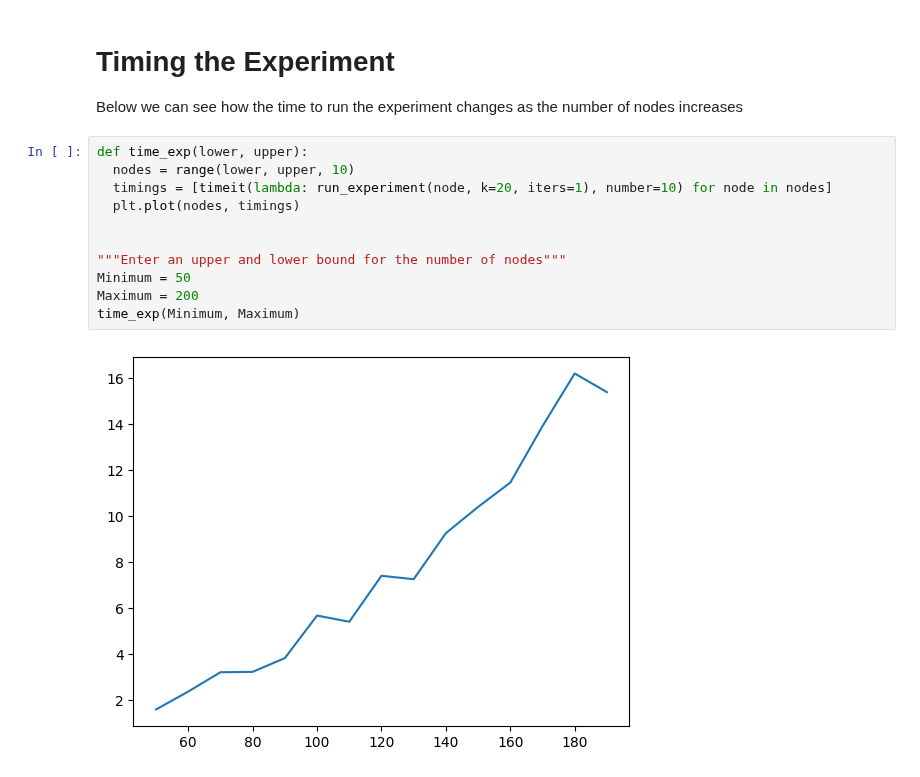
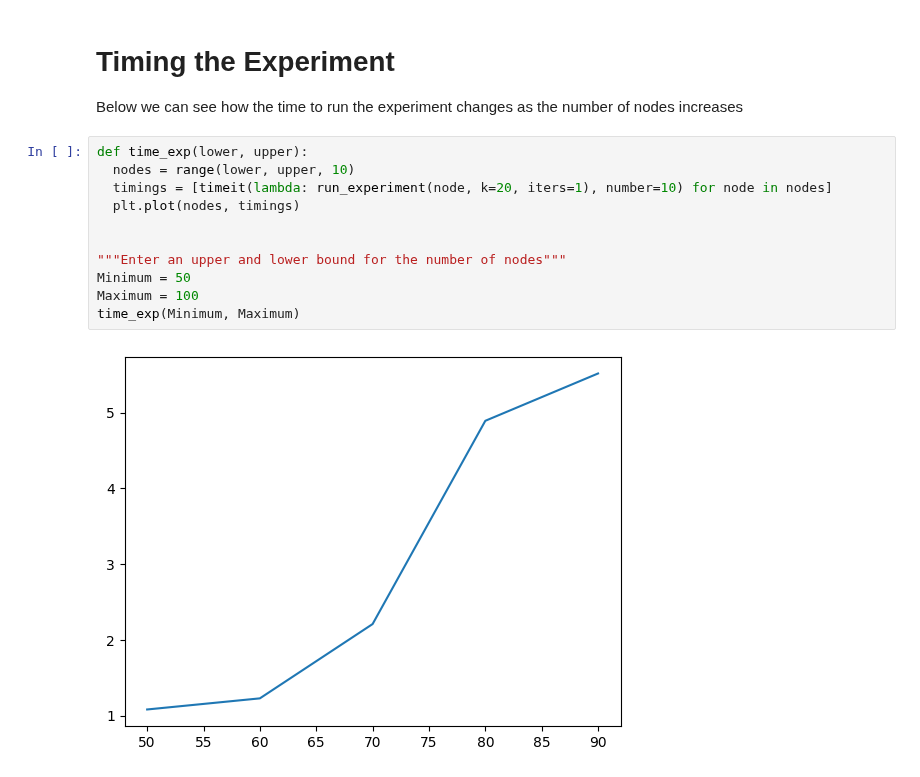
Before and after one commit to sammyfow/cap-comp215, a Jupyter notebook: project1.ipynb, the cells around one changed output. Cells and saved outputs as stored; diff of their text form.

```diff
--- a/project1.ipynb
+++ b/project1.ipynb
@@ -171,14 +171,14 @@ Below we can see how the time to run the experiment changes as the number of nod
 # %%
 def time_exp(lower, upper):
   nodes = range(lower, upper, 10)
   timings = [timeit(lambda: run_experiment(node, k=20, iters=1), number=10) for node in nodes]
   plt.plot(nodes, timings)
 
 
 """Enter an upper and lower bound for the number of nodes"""
 Minimum = 50
-Maximum = 200
+Maximum = 100
 time_exp(Minimum, Maximum)
 # %% [output]
-[figure, old version]
+[figure, new version]
 # %%
```
Also changed, not shown: parts of 2 cells of this notebook.
